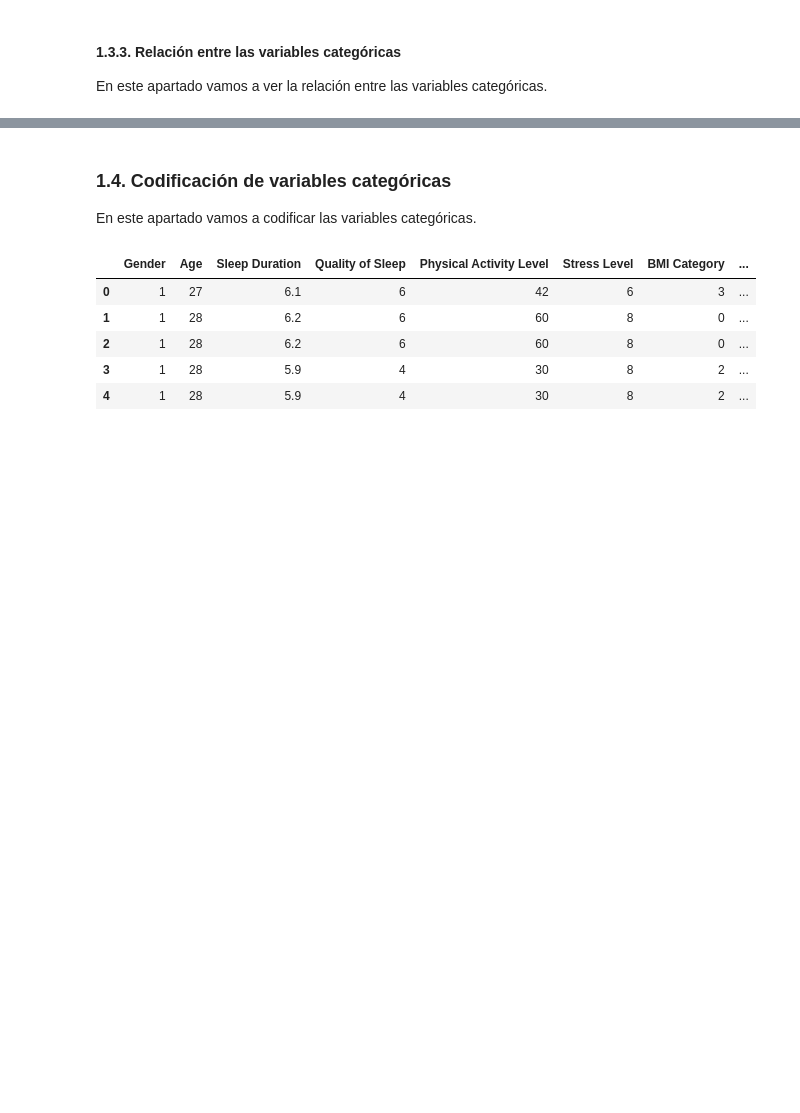
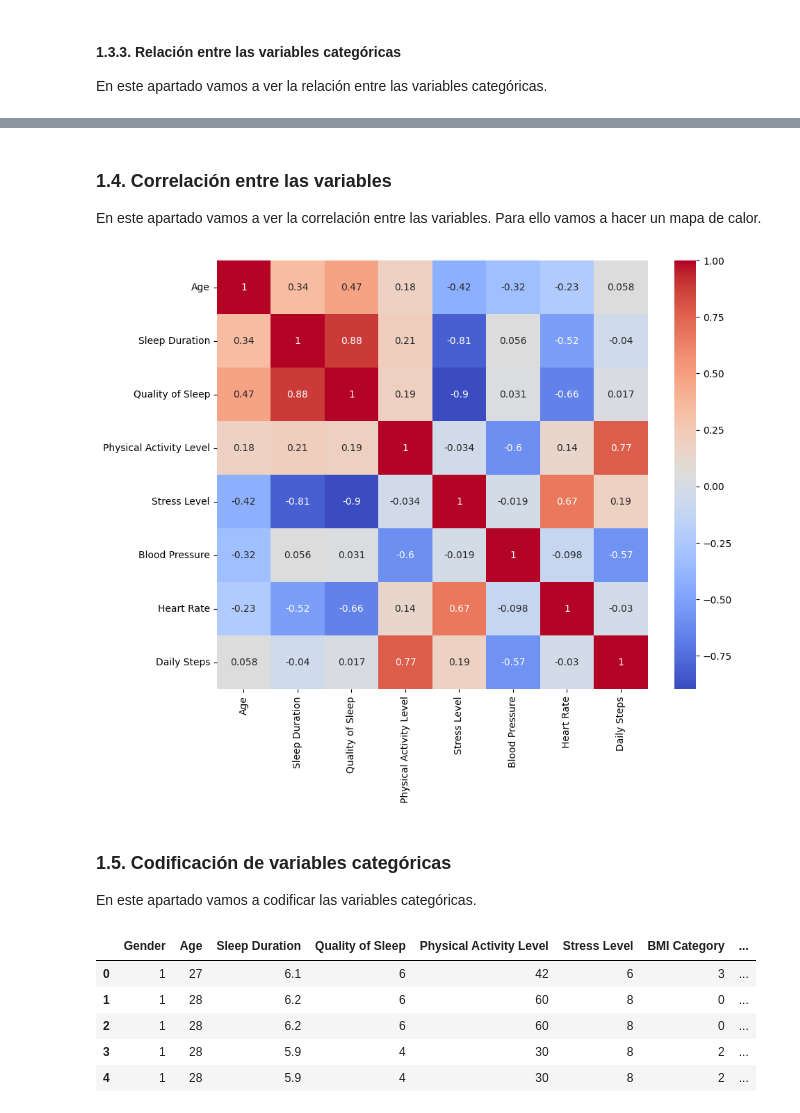
Before and after one commit to JaimeLapaz/proyectos-machine-learning-and-deep-learning, a Jupyter notebook: Proyectos_Machine_Learning/Supervised_Learning/Prediccion_Nivel_Estres/Nivel_estres.ipynb, the cells around one changed output, grey strips where cells are left out. Cells and saved outputs as stored; diff of their text form; code cells hidden in the pictures; blank space fills up the shorter version.

```diff
--- a/Proyectos_Machine_Learning/Supervised_Learning/Prediccion_Nivel_Estres/Nivel_estres.ipynb
+++ b/Proyectos_Machine_Learning/Supervised_Learning/Prediccion_Nivel_Estres/Nivel_estres.ipynb
@@ -373,5 +410,27 @@ plot_cat_vs_cat(df_estres_clean)
+# %% [markdown]
+### 1.4. Correlación entre las variables
+
+En este apartado vamos a ver la correlación entre las variables. Para ello vamos a hacer un mapa de calor.
+# %%
+# Función para crear el mapa de calor con la matriz de correlación de las variables numéricas
+def get_heatmap(df):
+    numeric_columns = df.select_dtypes(include='number').columns
+    df_numeric = df[numeric_columns].copy()
+    # Calculamos la matriz de correlación
+
+    corr_matrix = df_numeric.corr()
+
+    # Crear el mapa de calor
+
+    fig, ax = plt.subplots(figsize=(10, 8))
+    sns.heatmap(corr_matrix, annot=True, cmap='coolwarm', ax=ax)
+    plt.show()
+
+get_heatmap(df_estres_clean)
+# %% [output]
+[figure, added]
 # %% [markdown]
-### 1.4. Codificación de variables categóricas
+### 1.5. Codificación de variables categóricas
 
 En este apartado vamos a codificar las variables categóricas.
 # %%
```
Also changed, not shown: parts of 6 cells of this notebook.
